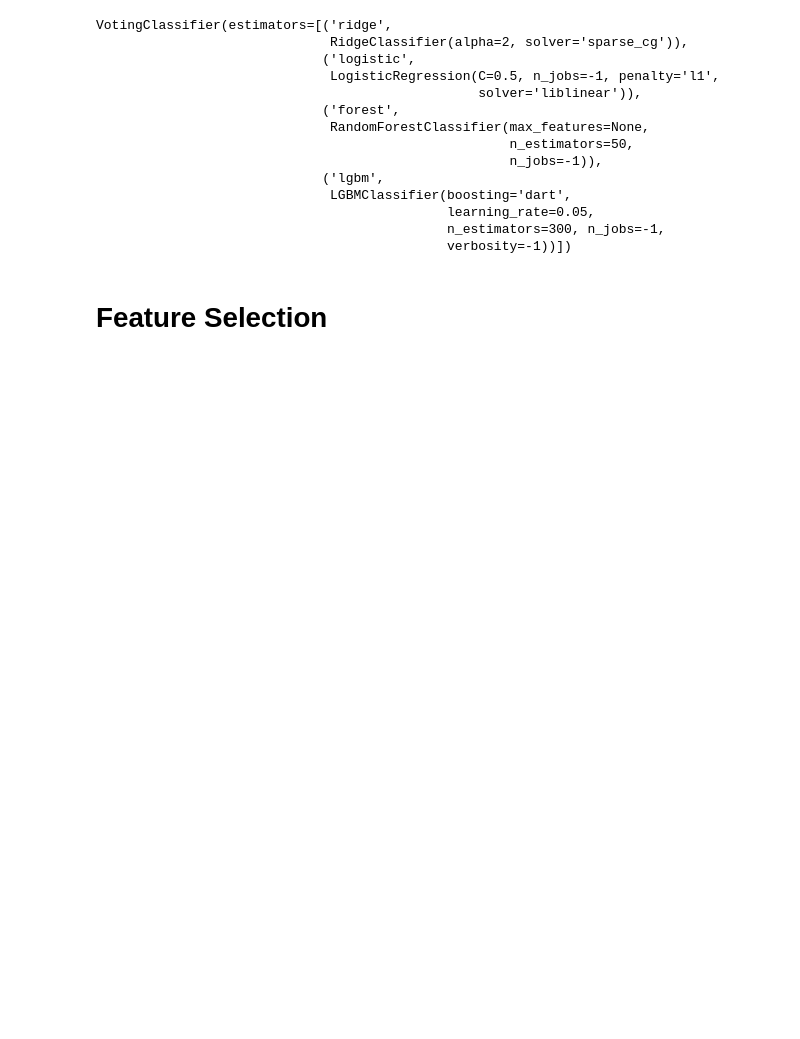
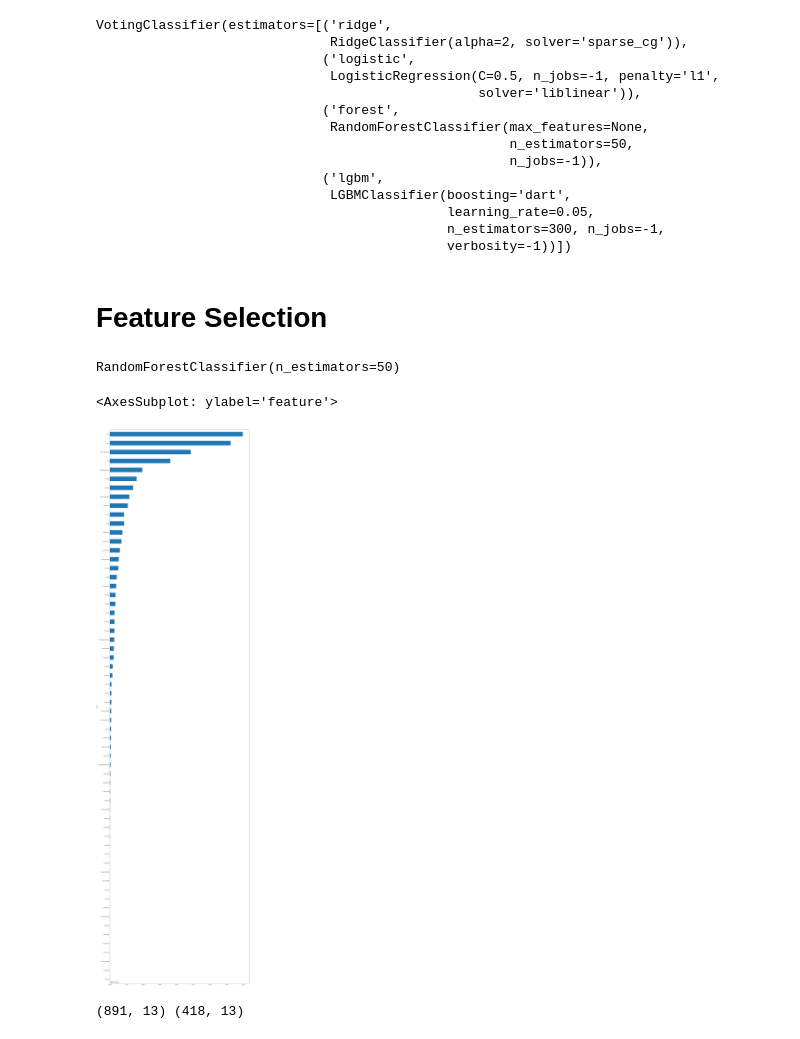
Before and after one commit to Airdj/titanic_survival_prediction, a Jupyter notebook: titanic_survival_prediction_V1_git.ipynb, the cells around one changed output. Drawn from its saved outputs; the diff is of its cells as text; code cells hidden in the pictures; blank space fills up the shorter version.

Commit message:
few modifications with feature selection and new better score

```diff
--- a/titanic_survival_prediction_V1_git.ipynb
+++ b/titanic_survival_prediction_V1_git.ipynb
@@ -1305,2 +1274,26 @@ output.to_csv('v1_final_predictions.csv', index=False)
 # %% [markdown]
 # Feature Selection
+# %%
+clf = RandomForestClassifier(n_estimators=50, max_features='sqrt')
+clf.fit(final_train_features,final_train_target)
+# %% [output]
+RandomForestClassifier(n_estimators=50)
+# %%
+features = pd.DataFrame()
+features['feature'] = final_train_features.columns
+features['importance'] = clf.feature_importances_
+features.sort_values(by=['importance'], ascending=True, inplace=True)
+features.set_index('feature', inplace=True)
+
+features.plot(kind='barh', figsize=(25, 100))
+# %% [output]
+<AxesSubplot: ylabel='feature'>
+[figure, added]
+# %%
+reduced_model = SelectFromModel(clf, prefit=True)
+train_reduced = reduced_model.transform(final_train_features)
+test_reduced = reduced_model.transform(df_test_final)
+
+print(train_reduced.shape, test_reduced.shape)
+# %% [output]
+(891, 13) (418, 13)
```
Also changed, not shown: parts of 12 cells of this notebook, 1 other file.
